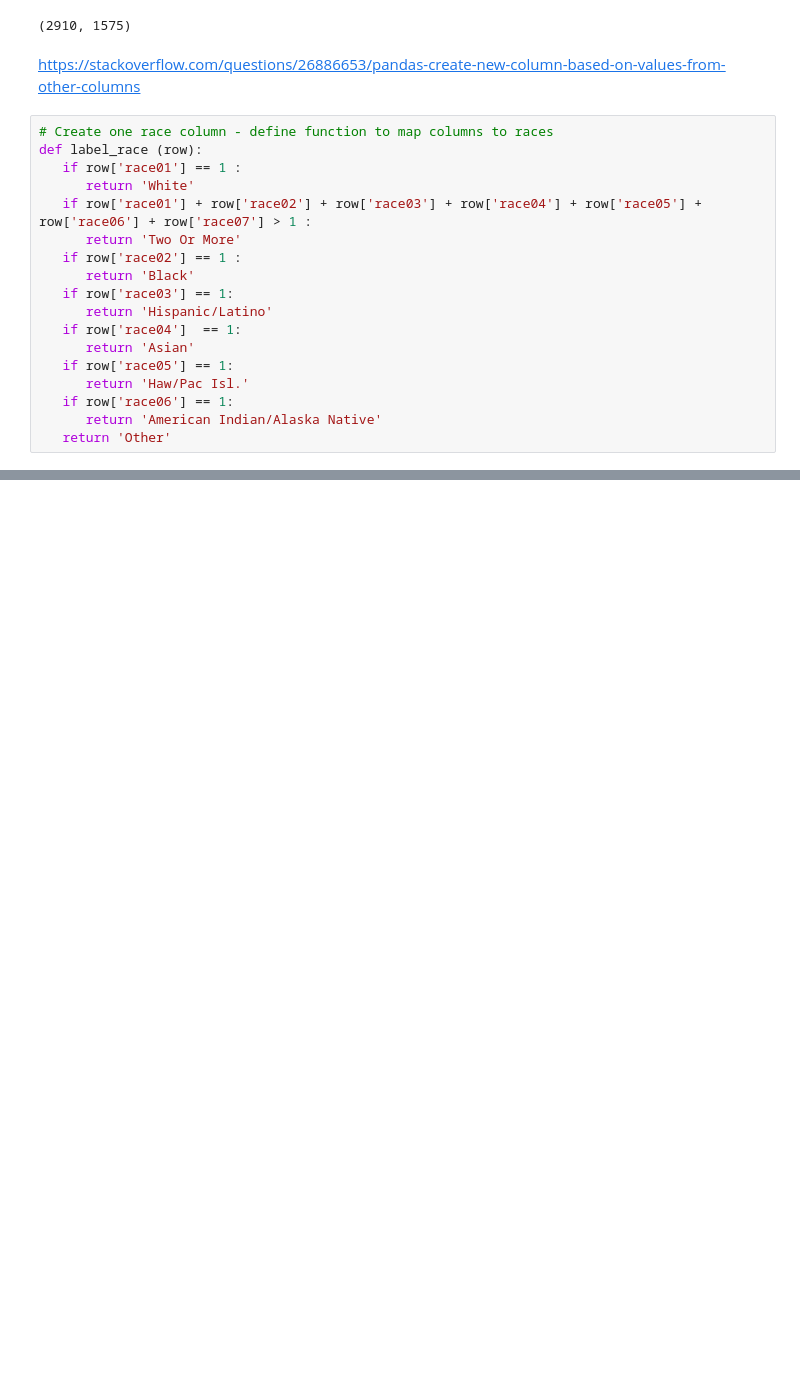
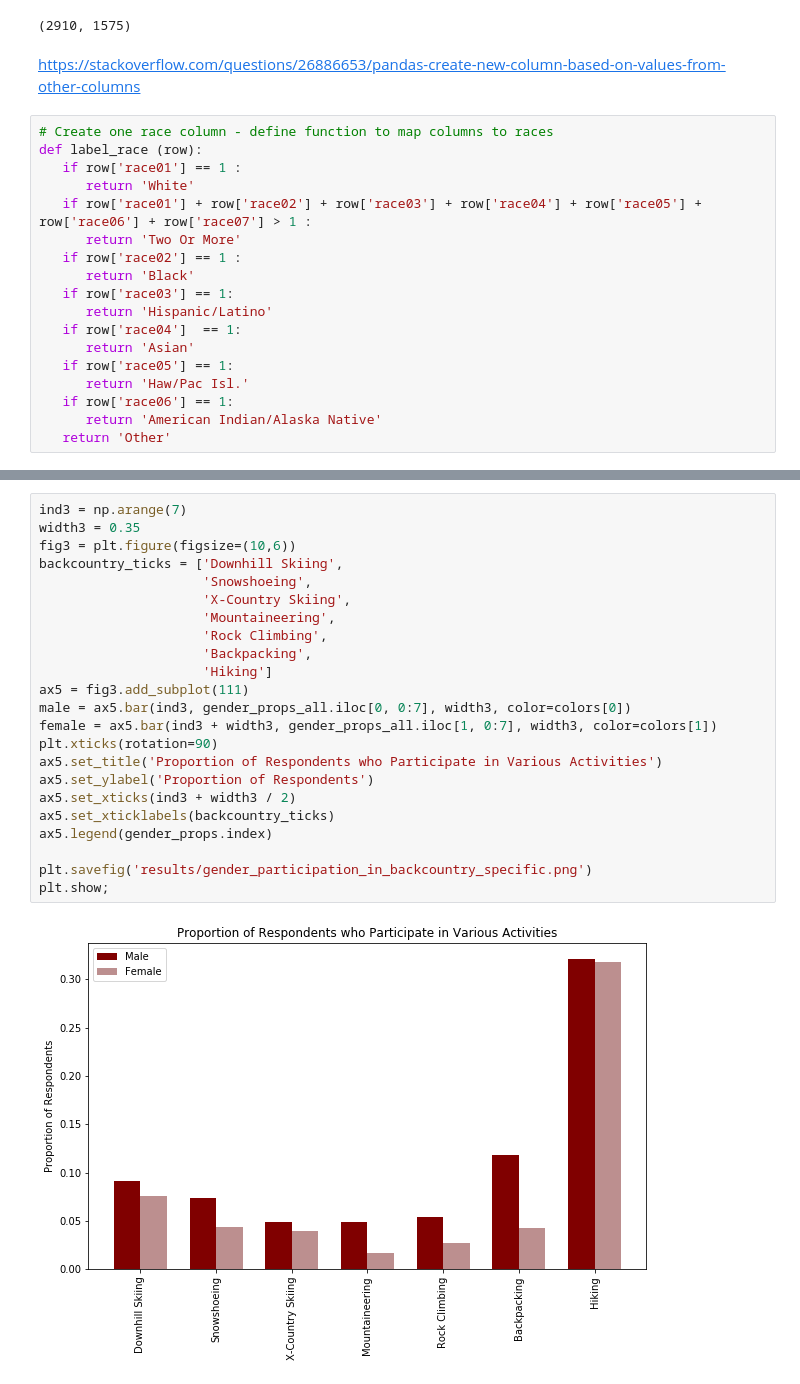
Before and after one commit to kentdanas/data-512-final-project, a Jupyter notebook: wa_outdoor_recreation_analysis.ipynb, the cells around one changed output, grey strips where cells are left out. Saved outputs shown, nothing was run; the diff lists cells and outputs as text; blank space fills up the shorter version.

```diff
--- a/wa_outdoor_recreation_analysis.ipynb
+++ b/wa_outdoor_recreation_analysis.ipynb
@@ -129,0 +247,25 @@ race_dataset.to_csv('data_clean/race_data_clean.csv')
+# %%
+ind3 = np.arange(7)
+width3 = 0.35
+fig3 = plt.figure(figsize=(10,6))
+backcountry_ticks = ['Downhill Skiing',
+                     'Snowshoeing',
+                     'X-Country Skiing',
+                     'Mountaineering',
+                     'Rock Climbing',
+                     'Backpacking',
+                     'Hiking']
+ax5 = fig3.add_subplot(111)
+male = ax5.bar(ind3, gender_props_all.iloc[0, 0:7], width3, color=colors[0])
+female = ax5.bar(ind3 + width3, gender_props_all.iloc[1, 0:7], width3, color=colors[1])
+plt.xticks(rotation=90)
+ax5.set_title('Proportion of Respondents who Participate in Various Activities')
+ax5.set_ylabel('Proportion of Respondents')
+ax5.set_xticks(ind3 + width3 / 2)
+ax5.set_xticklabels(backcountry_ticks)
+ax5.legend(gender_props.index)
+
+plt.savefig('results/gender_participation_in_backcountry_specific.png')
+plt.show;
+# %% [output]
+[figure, added]
```
Also changed, not shown: parts of 37 cells of this notebook, 6 other files.
